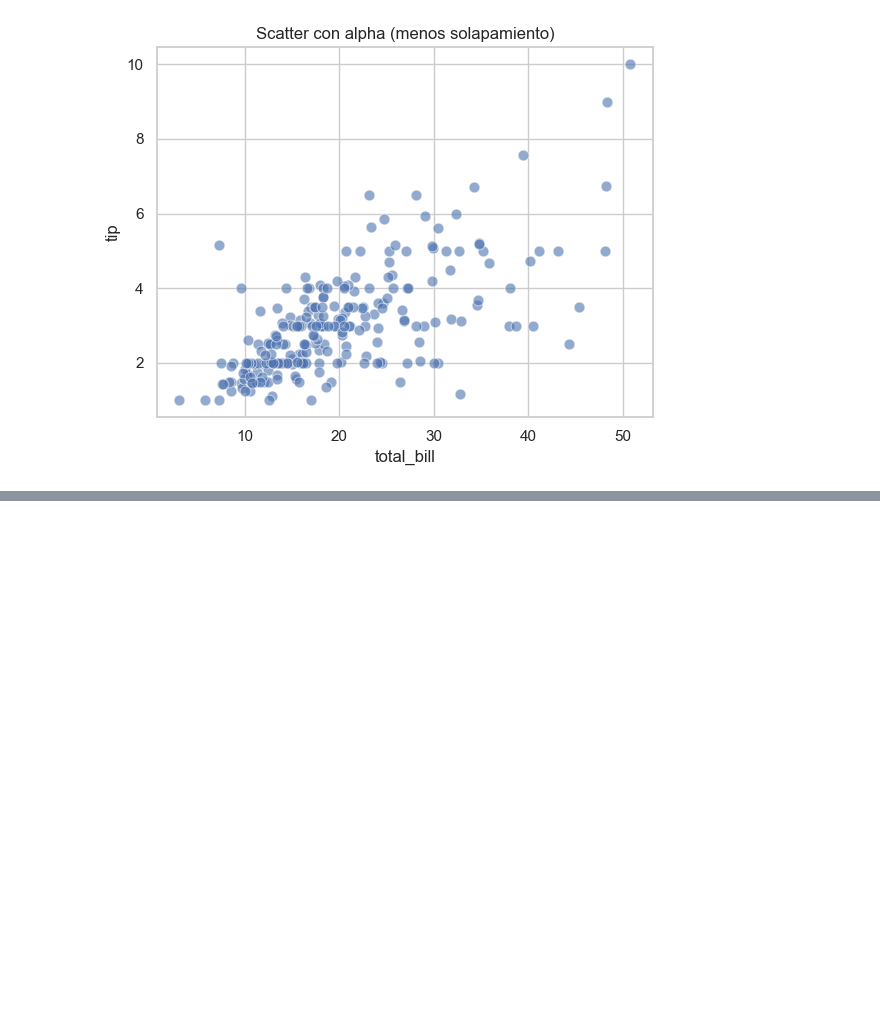
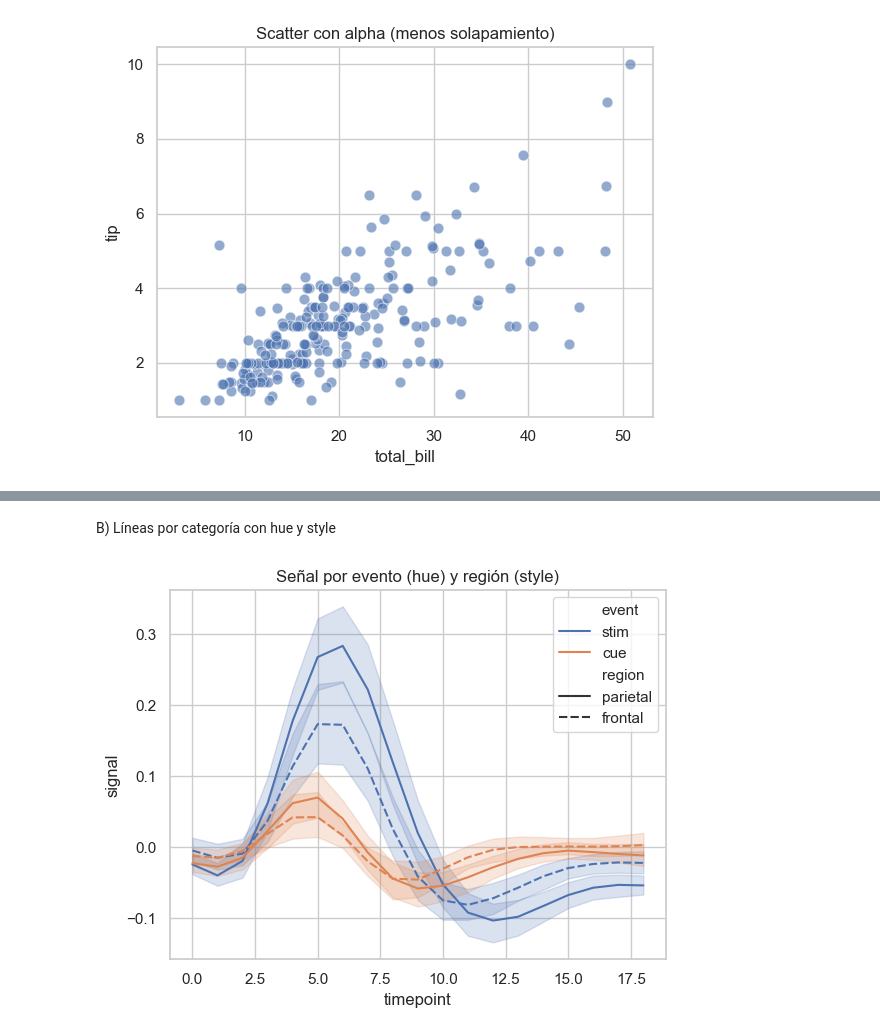
Before and after one commit to wilson-j-insaurralde/Seaborn, a Jupyter notebook: teoria/003_Gráficos de relaciones.ipynb, the cells around one changed output, grey strips where cells are left out. Saved outputs shown, nothing was run; the diff lists cells and outputs as text; code cells hidden in the pictures; blank space fills up the shorter version.

```diff
--- a/teoria/003_Gráficos de relaciones.ipynb
+++ b/teoria/003_Gráficos de relaciones.ipynb
@@ -49,0 +123,19 @@ plt.show()
+# %% [markdown]
+B) Líneas por categoría con hue y style
+# %%
+import seaborn as sns
+import matplotlib.pyplot as plt
+
+sns.set_theme(style="whitegrid", context="notebook")
+fmri = sns.load_dataset("fmri")
+
+sns.lineplot(
+    data=fmri,
+    x="timepoint", y="signal",
+    hue="event",           # 'stim' vs 'cue'
+    style="region"         # 'frontal' vs 'parietal'
+)
+plt.title("Señal por evento (hue) y región (style)")
+plt.show()
+# %% [output]
+[figure, added]
```
Also changed, not shown: parts of 22 cells of this notebook.
